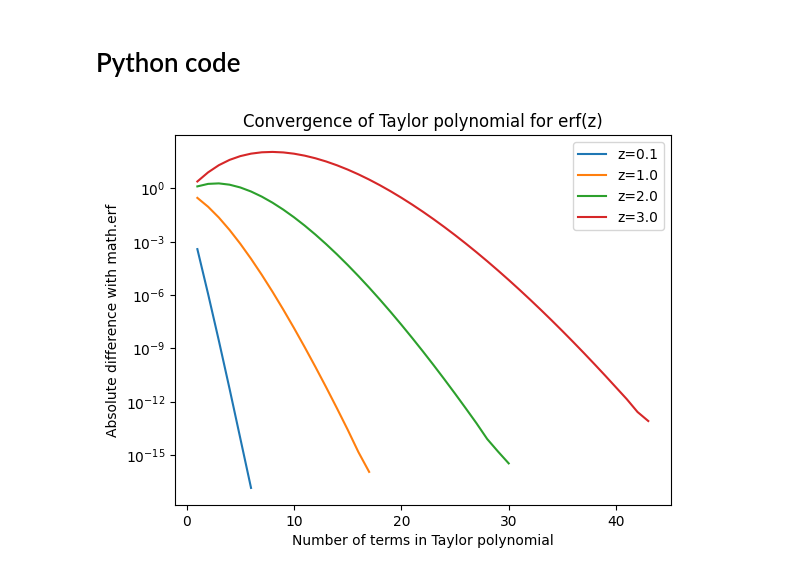
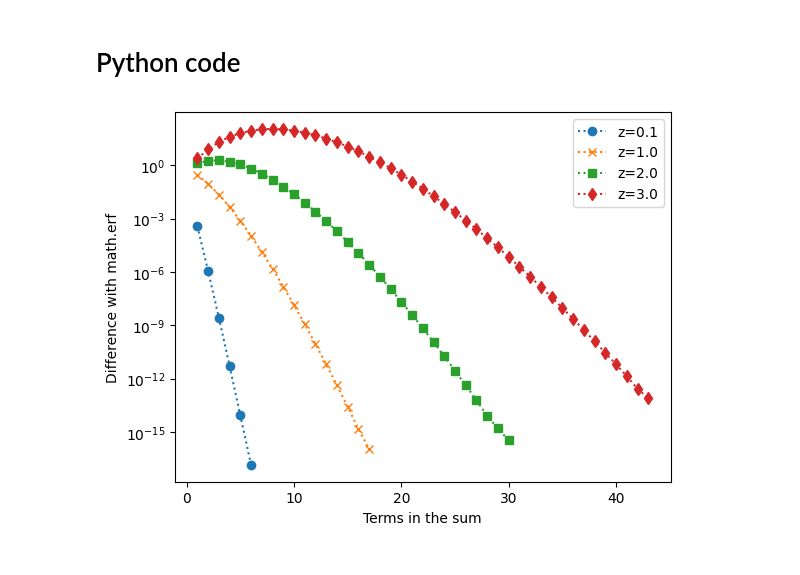
Before and after one commit to jyoutir/numerical-analysis-projects, a Jupyter notebook: miniproject_2/mp2.ipynb, the cells around one changed output. Drawn from its saved outputs; the diff is of its cells as text; code cells hidden in the pictures.

Commit message:
updated plotting

```diff
--- a/miniproject_2/mp2.ipynb
+++ b/miniproject_2/mp2.ipynb
@@ -42,50 +42,46 @@ The function returns the list of the absolute value of the differences (use `abs
 #############
 # Functions #
 #############
+import math
+import matplotlib.pyplot as pl
 
-import math
-
-#calculates taylor;s polynomial for erf(z) up to order N
 def errfun(z, N):
     result = 0
     for n in range(N+1):
         term = ((-1)**n * z**(2*n + 1)) / (math.factorial(n) * (2*n + 1))
         result += term
     return (2 / math.sqrt(math.pi)) * result
 
 def ErrSequence(z, eps):
     difflist = []
     N = 0
-    diff = float('inf')  # Start with a large value
+    diff = float('inf')
     while diff > eps:
         approx = errfun(z, N)
         exact = math.erf(z)
         diff = abs(exact - approx)
         difflist.append(diff)
         N += 1
     return difflist
 
 ###############
 # MAIN SCRIPT #
 ###############
 
-import matplotlib.pyplot as pl
-
-# Generate difference lists
+# gen lists of diff
 z_values = [0.1, 1.0, 2.0, 3.0]
 eps_values = [1e-15, 1e-15, 1e-15, 1e-13]
+markers = [':o', ':x', ':s', ':d']  # Use different markers for each plot
 
-for z, eps in zip(z_values, eps_values):
+for z, eps, marker in zip(z_values, eps_values, markers):
     difflist = ErrSequence(z, eps)
-    pl.semilogy(range(1, len(difflist)+1), difflist, label=f'z={z}')
+    pl.semilogy(range(1, len(difflist)+1), difflist, marker, label=f'z={z}')
 
-
-# Customize and save the plot
-pl.xlabel('Number of terms in Taylor polynomial')
-pl.ylabel('Absolute difference with math.erf')
+# make + save plot
+pl.xlabel('Terms in the sum')
+pl.ylabel('Difference with math.erf')
 pl.legend()
-pl.title('Convergence of Taylor polynomial for erf(z)')
 pl.savefig('erf_plot.pdf')
 pl.show()
 # %% [output]
-[figure, old version]
+[figure, new version]
```
Also changed, not shown: 2 other files.
